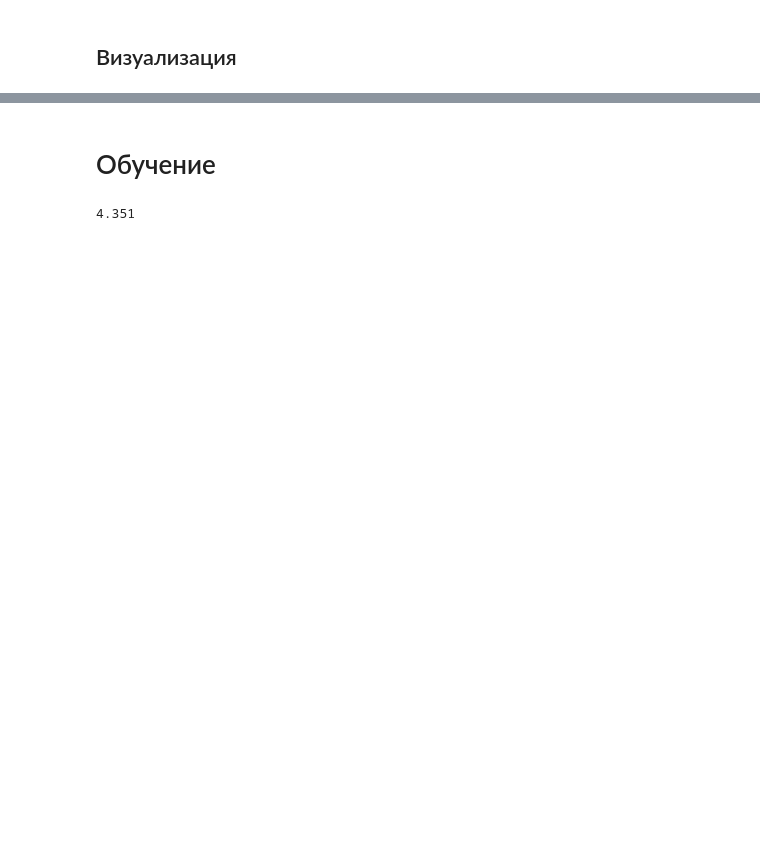
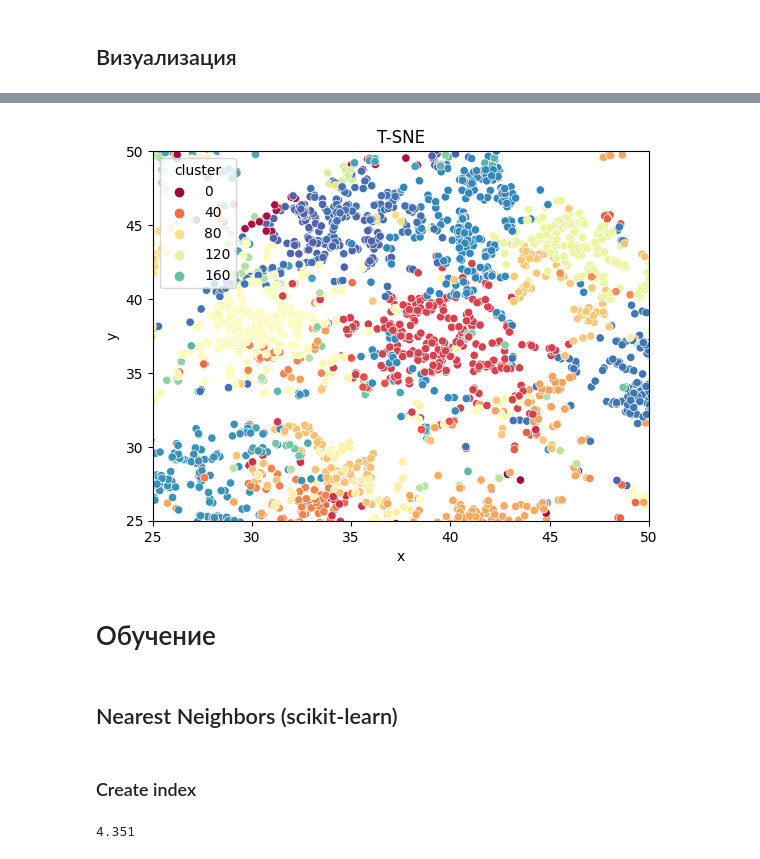
Before and after one commit to raphael12/Matching, a Jupyter notebook: Matching.ipynb, the cells around one changed output, grey strips where cells are left out. Drawn from its saved outputs; the diff is of its cells as text; code cells hidden in the pictures; blank space fills up the shorter version.

```diff
--- a/Matching.ipynb
+++ b/Matching.ipynb
@@ -205,5 +207,5 @@ plt.show()
 kmeans = KMeans(n_clusters = 200)
 cluster = kmeans.fit_predict(df_base[:100000])
 # %%
-tsne3D = TSNE(n_components=3)
-tsne_data3D = tsne3D.fit_transform(df_base[:100000])
+tsne2D = TSNE(n_components=2)
+tsne_data2D = tsne2D.fit_transform(df_base[:100000])
@@ -214,4 +212,4 @@ plt.show()
 # %%
-tsne3D_df = pd.DataFrame(data = tsne_data3D, columns=['x', 'y', 'z'])
+tsne2D_df = pd.DataFrame(data = tsne_data2D, columns=['x', 'y'])
 # %%
-tsne3D_df['cluster'] = cluster
+tsne2D_df['cluster'] = cluster
@@ -218,7 +222,19 @@ tsne3D_df['cluster'] = cluster
+# %%
+se.scatterplot(x='x', y='y',hue='cluster', data=tsne2D_df, palette="Spectral")
+plt.title("T-SNE")
+plt.xlim(25, 50)
+plt.ylim(25, 50)
+plt.show()
+# %% [output]
+[figure, added]
 # %%
 fig = plt.figure()
 ax = fig.add_subplot(projection='3d')
 ax.scatter(xs=tsne2D_df['x'], ys=tsne2D_df['y'], zs=tsne2D_df['z'])
 plt.show()
-# %% [markdown]
-# Обучение
+# %% [markdown]
+# Обучение
+# %% [markdown]
+## Nearest Neighbors (scikit-learn)
+# %% [markdown]
+### Create index
```
Also changed, not shown: parts of 22 cells of this notebook.
